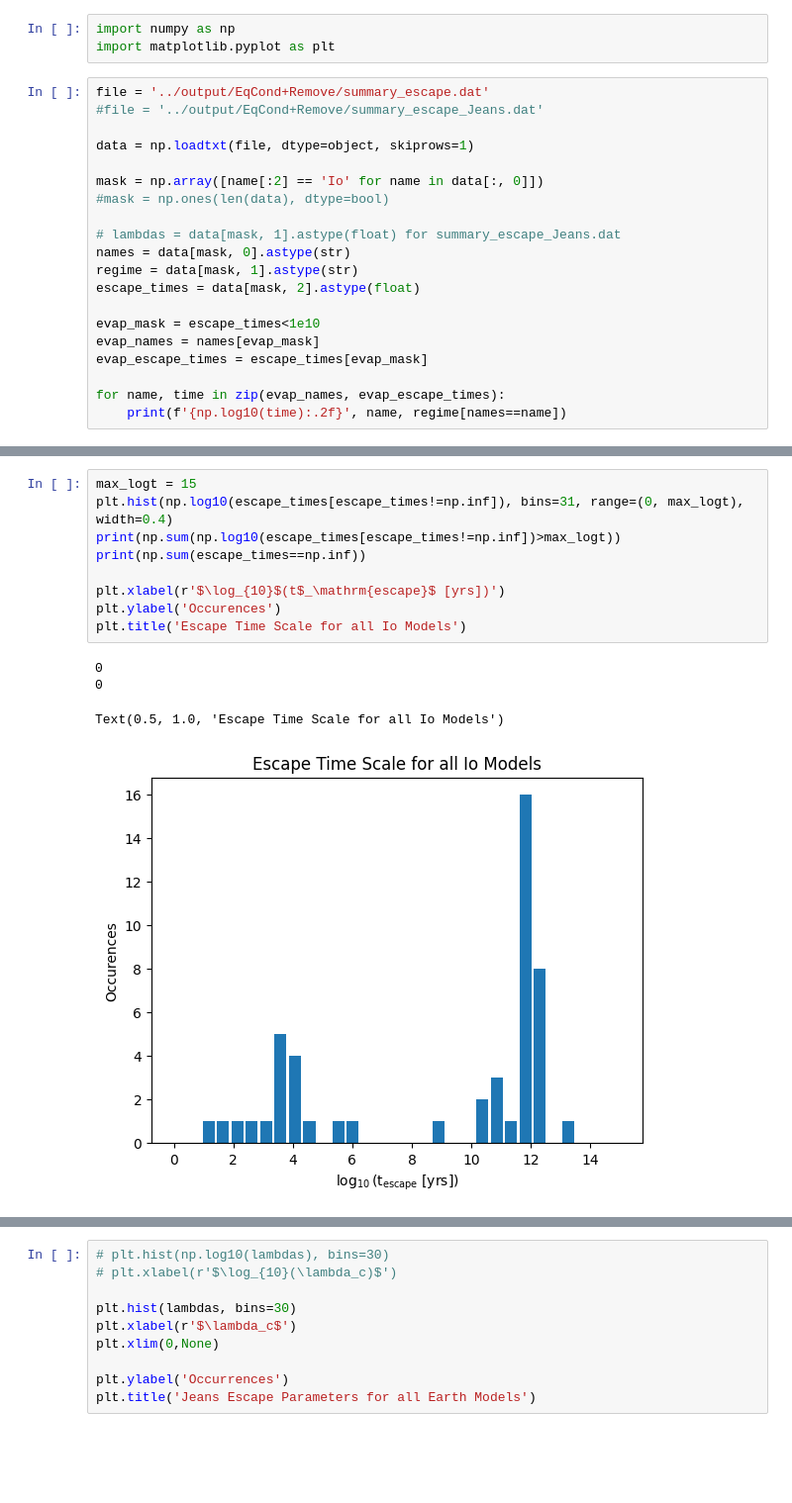
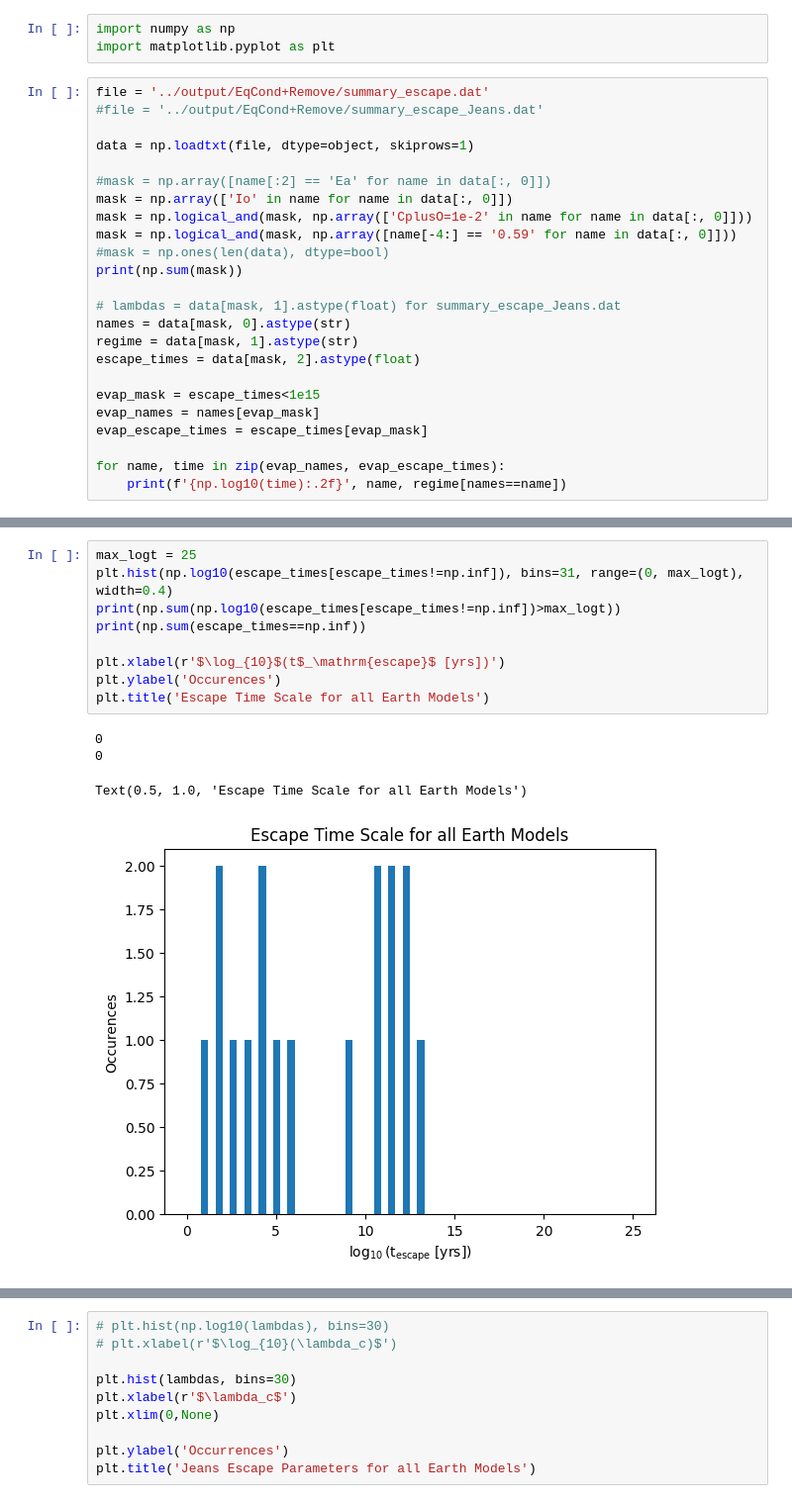
Before and after one commit to DavidDahlbudding/chelio, a Jupyter notebook: analyze/B_EscapeStatistics.ipynb, the cells around one changed output, grey strips where cells are left out. Shown at 99% size. Drawn from its saved outputs; the diff is of its cells as text; blank space fills up the shorter version.

```diff
--- a/analyze/B_EscapeStatistics.ipynb
+++ b/analyze/B_EscapeStatistics.ipynb
@@ -7,15 +7,19 @@ file = '../output/EqCond+Remove/summary_escape.dat'
 
 data = np.loadtxt(file, dtype=object, skiprows=1)
 
-mask = np.array([name[:2] == 'Io' for name in data[:, 0]])
+#mask = np.array([name[:2] == 'Ea' for name in data[:, 0]])
+mask = np.array(['Io' in name for name in data[:, 0]])
+mask = np.logical_and(mask, np.array(['CplusO=1e-2' in name for name in data[:, 0]]))
+mask = np.logical_and(mask, np.array([name[-4:] == '0.59' for name in data[:, 0]]))
 #mask = np.ones(len(data), dtype=bool)
+print(np.sum(mask))
 
 # lambdas = data[mask, 1].astype(float) for summary_escape_Jeans.dat
 names = data[mask, 0].astype(str)
 regime = data[mask, 1].astype(str)
 escape_times = data[mask, 2].astype(float)
 
-evap_mask = escape_times<1e10
+evap_mask = escape_times<1e15
 evap_names = names[evap_mask]
 evap_escape_times = escape_times[evap_mask]
 
@@ -41,19 +45,19 @@ for name, time in zip(evap_names, evap_escape_times):
 4.62 Io_P0=1e8_Tint=125_CplusO=1e-2_CtoO=0.59 ['Energy-limited']
 4.30 Io_P0=1e8_Tint=150_CplusO=1e-2_CtoO=0.59 ['Energy-limited']
 # %%
-max_logt = 15
+max_logt = 25
 plt.hist(np.log10(escape_times[escape_times!=np.inf]), bins=31, range=(0, max_logt), width=0.4)
 print(np.sum(np.log10(escape_times[escape_times!=np.inf])>max_logt))
 print(np.sum(escape_times==np.inf))
 
 plt.xlabel(r'$\log_{10}$(t$_\mathrm{escape}$ [yrs])')
 plt.ylabel('Occurences')
-plt.title('Escape Time Scale for all Io Models')
+plt.title('Escape Time Scale for all Earth Models')
 # %% [output]
 0
 0
-Text(0.5, 1.0, 'Escape Time Scale for all Io Models')
+Text(0.5, 1.0, 'Escape Time Scale for all Earth Models')
-[figure, old version]
+[figure, new version]
 # %%
 regimes = ['Jeans', 'Energy-limited', 'Hydrodynamic']
 print(np.unique(regime))
```
Also changed, not shown: parts of 2 cells of this notebook, 3 other files.
